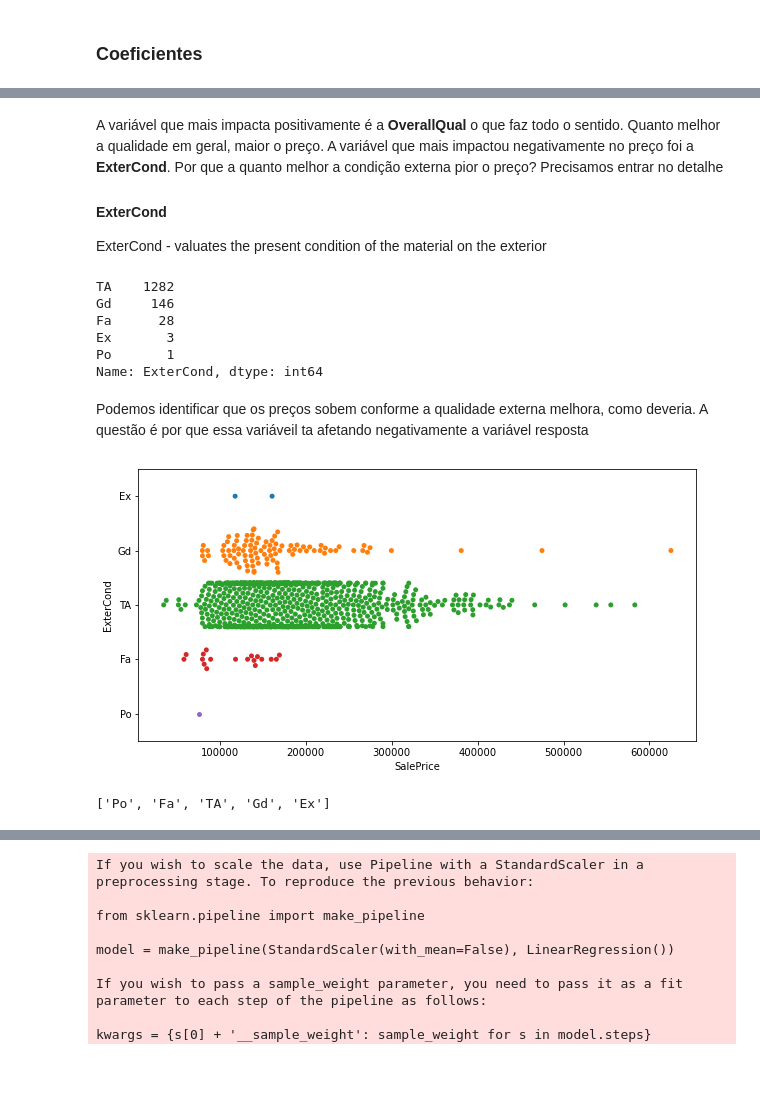
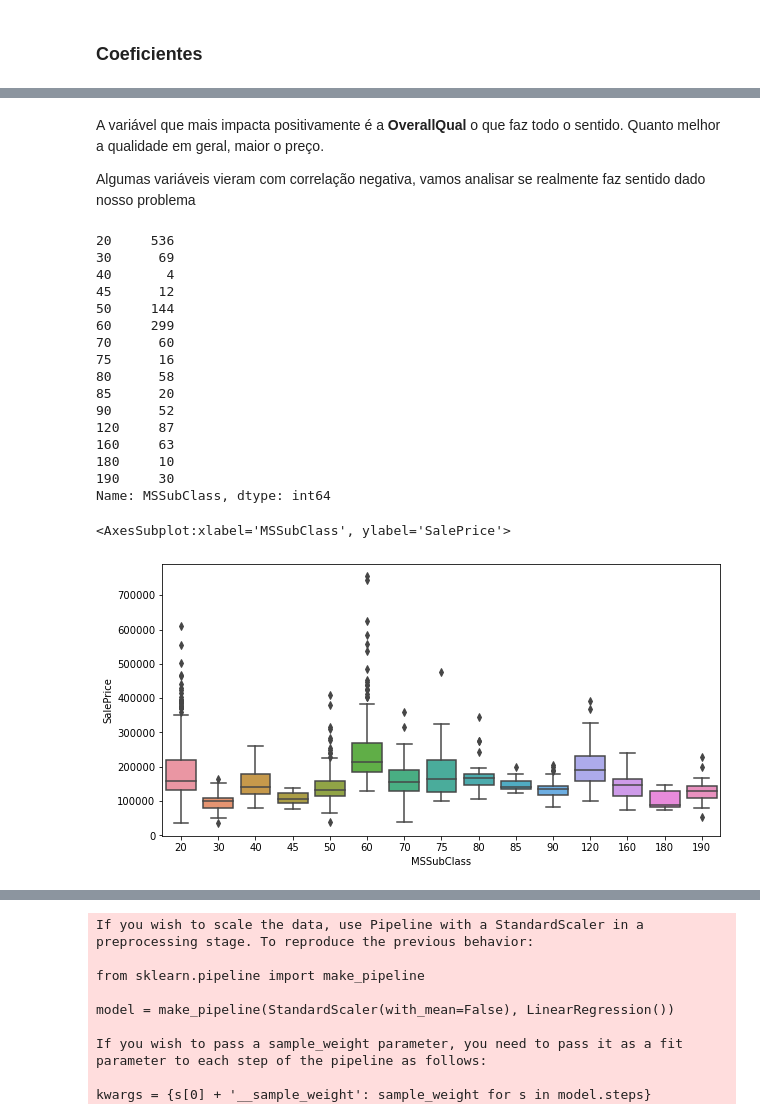
Before and after one commit to FilippeFaria/Regression_modeling, a Jupyter notebook: Pricing.ipynb, the cells around one changed output, grey strips where cells are left out. Drawn from its saved outputs; the diff is of its cells as text; code cells hidden in the pictures; blank space fills up the shorter version.

Commit message:
Notebook dedicado a predição dos preços de casas

```diff
--- a/Pricing.ipynb
+++ b/Pricing.ipynb
@@ -717,26 +717,29 @@ df_coefs_lr.sort_values('coefs', ascending=False)
 # %% [markdown]
 A variável que mais impacta positivamente é a **OverallQual**	o que faz todo o sentido. Quanto melhor a qualidade em geral, maior o preço.
-A variável que mais impactou negativamente no preço foi a **ExterCond**. Por que a quanto melhor a condição externa pior o preço? Precisamos entrar no detalhe
 
-#### ExterCond
-ExterCond - valuates the present condition of the material on the exterior
+Algumas variáveis vieram com correlação negativa, vamos analisar se realmente faz sentido dado nosso problema
 # %%
-df.ExterCond.value_counts(dropna=False)
+df.MSSubClass.value_counts(dropna=False).sort_index()
 # %% [output]
-TA    1282
-Gd     146
-Fa      28
-Ex       3
-Po       1
-Name: ExterCond, dtype: int64
+20     536
+30      69
+40       4
+45      12
+50     144
+60     299
+70      60
+75      16
+80      58
+85      20
+90      52
+120     87
+160     63
+180     10
+190     30
+Name: MSSubClass, dtype: int64
-# %% [markdown]
-Podemos identificar que os preços sobem conforme a qualidade externa melhora, como deveria. A questão é por que essa variáveil ta afetando negativamente a variável resposta
 # %%
 plt.figure(figsize=(10,5))
-sn.swarmplot(x = y_tr,y = X_tr_o['ExterCond'],order=default_cat[::-1]);
+sn.boxplot(data = df,x='MSSubClass',y='SalePrice')
 # %% [output]
+<AxesSubplot:xlabel='MSSubClass', ylabel='SalePrice'>
-[figure, old version]
+[figure, new version]
-# %%
-default_cat
-# %% [output]
-['Po', 'Fa', 'TA', 'Gd', 'Ex']
```
Also changed, not shown: parts of 35 cells of this notebook.
